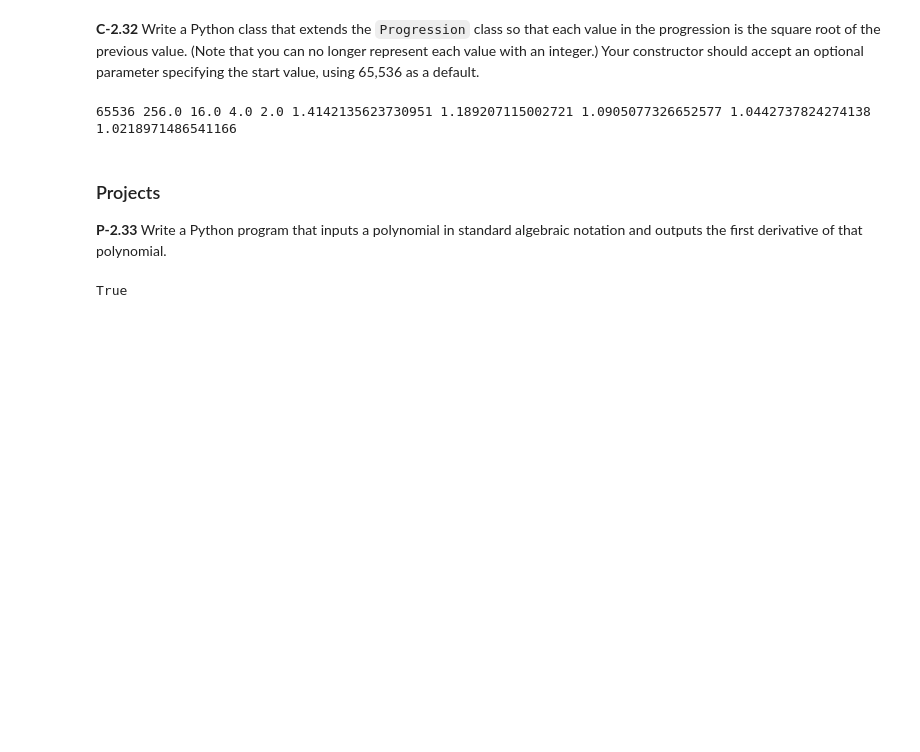
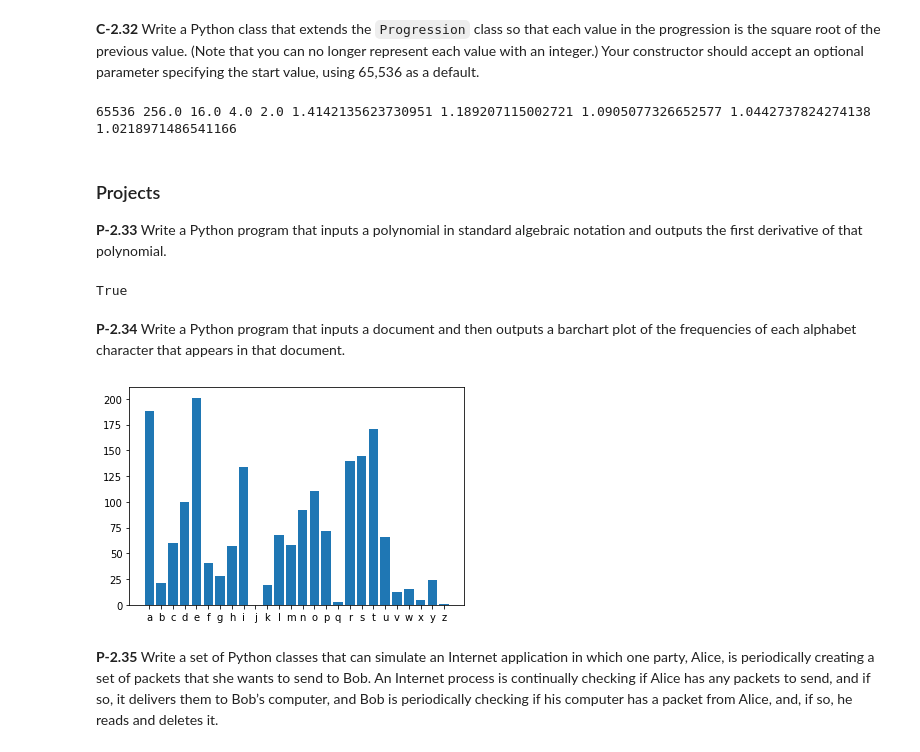
Before and after one commit to largecats/data-structures-and-algorithms-notes, a Jupyter notebook: dsa-in-python/dsa_in_python.ipynb, the cells around one changed output. Saved outputs shown, nothing was run; the diff lists cells and outputs as text; code cells hidden in the pictures; blank space fills up the shorter version.

```diff
--- a/dsa-in-python/dsa_in_python.ipynb
+++ b/dsa-in-python/dsa_in_python.ipynb
@@ -2444,3 +2472,45 @@ def test():
 test()
 # %% [output]
 True
+# %% [markdown]
+**P-2.34** Write a Python program that inputs a document and then outputs a barchart plot of the frequencies of each alphabet character that appears in that document.
+# %%
+import matplotlib.pyplot as plt
+
+class FreqCounter:
+    def __init__(self, docPath):
+        with open(docPath, 'r') as f:
+            text = f.readlines()
+        self._text = text
+
+    def count_freq(self):
+        counts = dict([(letter, 0) for letter in 'abcdefghijklmnopqrstuvwxyz'])
+        for line in self._text:
+            for letter in line:
+                letter = letter.lower()
+                try:
+                    counts[letter] += 1
+                except:
+                    continue
+        return counts
+
+    def barplot(self):
+        counts = self.count_freq()
+        plt.bar(range(len(counts)), list(counts.values()), align = 'center')
+        plt.xticks(range(len(counts)), list(counts.keys()))
+        plt.show()
+
+def test():
+    counter = FreqCounter('/[path_to]/sample.txt')
+    counter.barplot()
+
+test()
+# %% [output]
+[figure, added]
+# %% [markdown]
+**P-2.35** Write a set of Python classes that can simulate an Internet application in
+which one party, Alice, is periodically creating a set of packets that she
+wants to send to Bob. An Internet process is continually checking if Alice
+has any packets to send, and if so, it delivers them to Bob’s computer, and
+Bob is periodically checking if his computer has a packet from Alice, and,
+if so, he reads and deletes it.
```
Also changed, not shown: parts of 2 cells of this notebook, 1 other file.
